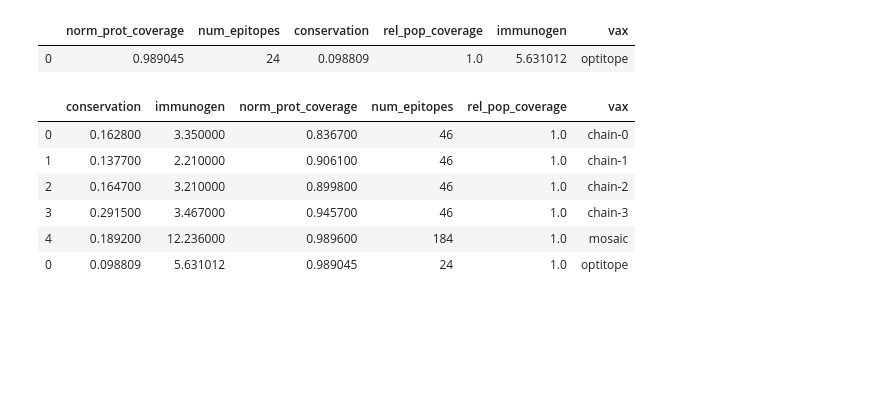
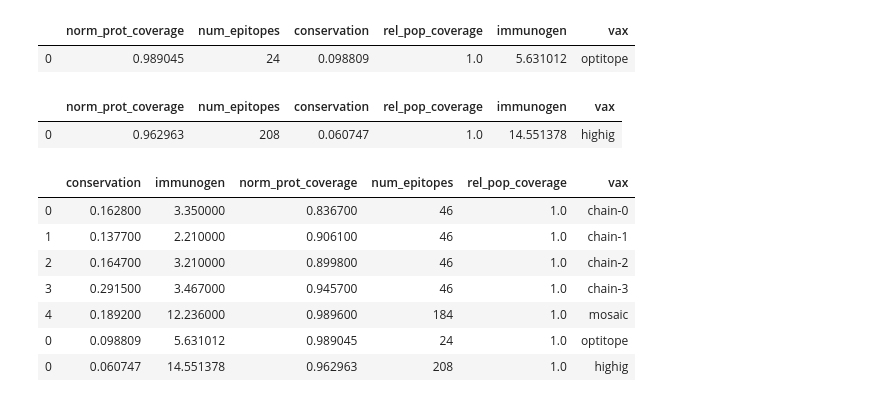
Before and after one commit to SchubertLab/GeneralizedEvDesign, a Jupyter notebook: plots.ipynb, the cells around one changed output. Saved outputs shown, nothing was run; the diff lists cells and outputs as text; code cells hidden in the pictures; blank space fills up the shorter version.

```diff
--- a/plots.ipynb
+++ b/plots.ipynb
@@ -79,11 +122,3 @@ df.head()
 | 2 | 2.802330 | -11.247685 | 1 |
 | 3 | 2.778687 | -13.134337 | 1 |
 | 4 | 2.746615 | -15.537919 | 1 |
-# %%
-for rep in df.rep.unique():
-    data = df[df.rep == rep]
-    plt.plot(-data.cleavage, data.immunogenicity, '.-')
-plt.xlabel('Cleavage Score')
-plt.ylabel('Immunogenicity')
-plt.tight_layout()
-plt.savefig('plots/pareto.pdf')
@@ -120,24 +174,6 @@ df.head()
 # %%
 df = df.replace({
-    'optitope': 'SoB',
+    'optitope': 'OptiTope',
     'mosaic-o4': 'm4',
     'mosaic-o8': 'm8',
 })
-# %%
-fig, (ax1, ax2) = plt.subplots(2, 1)
-
-for i, vax in enumerate(df.vax.unique()):
-    data = df[(df.vax == vax) & (df['size'] < 1000)].sort_values('size')
-    data_ig = data[data.metric == 'immunogen']
-    data_eps = data[data.metric == 'num_epitopes']
-
-    ax1.plot(data_ig['size'], data_ig['mean'], 'o-', label=vax, color='C%d' % i)
-    ax2.plot(data_eps['size'], data_eps['mean'], 'o-', label=vax, color='C%d' % i)
-
-plt.tight_layout()
-ax2.set_xlabel('Length in Aminoacids')
-ax1.set_ylabel('Immunogenicity')
-ax2.set_ylabel('Number of Epitopes')
-ax1.legend()
-plt.tight_layout()
-plt.savefig('plots/advantage.pdf')
@@ -213,16 +308,25 @@ ot_df
 # %% [output]
 |  | norm_prot_coverage | num_epitopes | conservation | rel_pop_coverage | immunogen | vax |
 | 0 | 0.989045 | 24 | 0.098809 | 1.0 | 5.631012 | optitope |
+# %%
+highig_df = pd.read_csv('experiments/results/hiv1bc-full/mosaic-highig-evaluation.csv')
+highig_df = highig_df.drop(['prot_coverage', 'alleles', 'pop_coverage', 'max_pop_coverage'], axis=1)
+highig_df['vax'] = 'highig'
+highig_df
+# %% [output]
+|  | norm_prot_coverage | num_epitopes | conservation | rel_pop_coverage | immunogen | vax |
+| 0 | 0.962963 | 208 | 0.060747 | 1.0 | 14.551378 | highig |
 # %%
-df = pd.concat([mos_df, ot_df], sort=True)
+df = pd.concat([mos_df, ot_df, highig_df], sort=True)
 df
 # %% [output]
 |  | conservation | immunogen | norm_prot_coverage | num_epitopes | rel_pop_coverage | vax |
 | 0 | 0.162800 | 3.350000 | 0.836700 | 46 | 1.0 | chain-0 |
 | 1 | 0.137700 | 2.210000 | 0.906100 | 46 | 1.0 | chain-1 |
 | 2 | 0.164700 | 3.210000 | 0.899800 | 46 | 1.0 | chain-2 |
 | 3 | 0.291500 | 3.467000 | 0.945700 | 46 | 1.0 | chain-3 |
 | 4 | 0.189200 | 12.236000 | 0.989600 | 184 | 1.0 | mosaic |
 | 0 | 0.098809 | 5.631012 | 0.989045 | 24 | 1.0 | optitope |
+| 0 | 0.060747 | 14.551378 | 0.962963 | 208 | 1.0 | highig |
 # %%
 def num_epis_to_num_aas(x):
```
Also changed, not shown: parts of 53 cells of this notebook.
